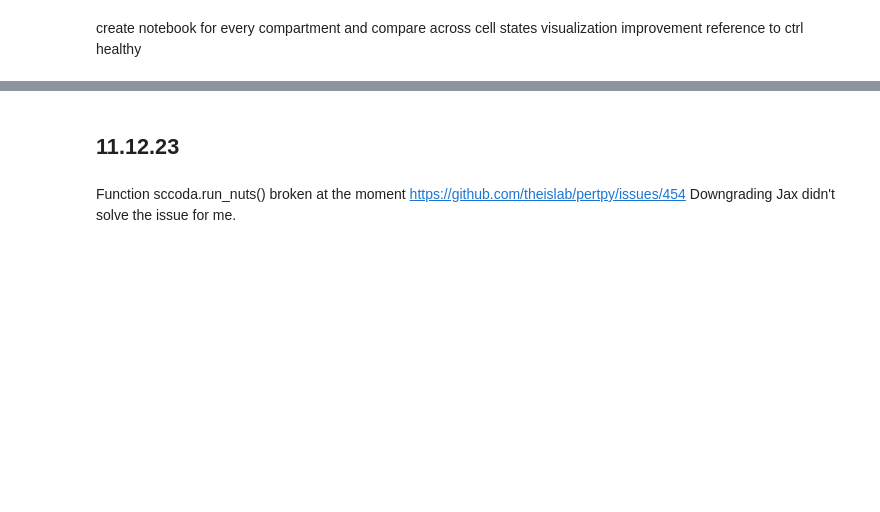
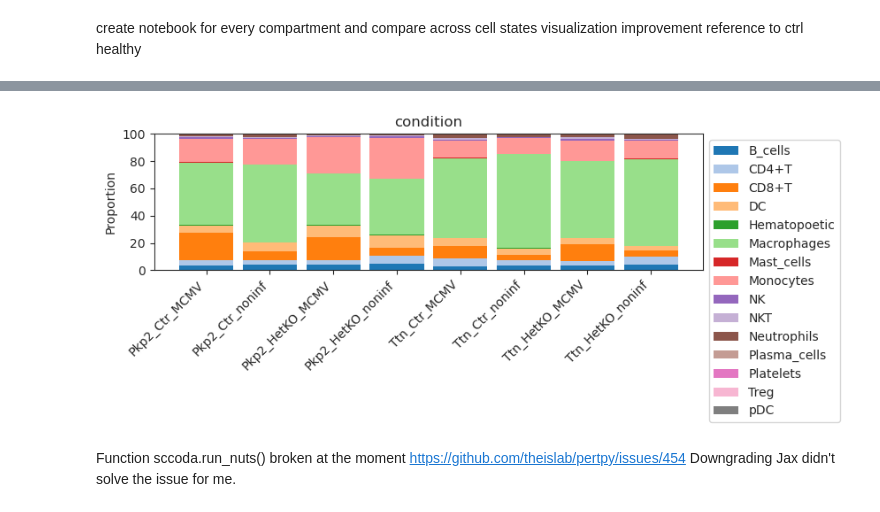
Before and after one commit to Ale-x-andra24/ACM_Mouse_Immune, a Jupyter notebook: 6_compositional_analysis/240227_calculate_statistics_Pkp2+Ttn_all_celltypes.ipynb, the cells around one changed output, grey strips where cells are left out. Saved outputs shown, nothing was run; the diff lists cells and outputs as text; code cells hidden in the pictures; blank space fills up the shorter version.

```diff
--- a/6_compositional_analysis/240227_calculate_statistics_Pkp2+Ttn_all_celltypes.ipynb
+++ b/6_compositional_analysis/240227_calculate_statistics_Pkp2+Ttn_all_celltypes.ipynb
@@ -88,10 +153,10 @@ plt.show()
 # %%
 pt.pl.coda.stacked_barplot(
-    sccoda_data, modality_key="coda", feature_name="group", figsize=(4, 2)
+    sccoda_data, modality_key="coda", feature_name="condition", figsize=(8, 2)
 )
 plt.show()
+# %% [output]
+[figure, added]
-# %% [markdown]
-## 11.12.23
 # %% [markdown]
 Function sccoda.run_nuts() broken at the moment
 https://github.com/theislab/pertpy/issues/454
```
Also changed, not shown: parts of 17 cells of this notebook.
